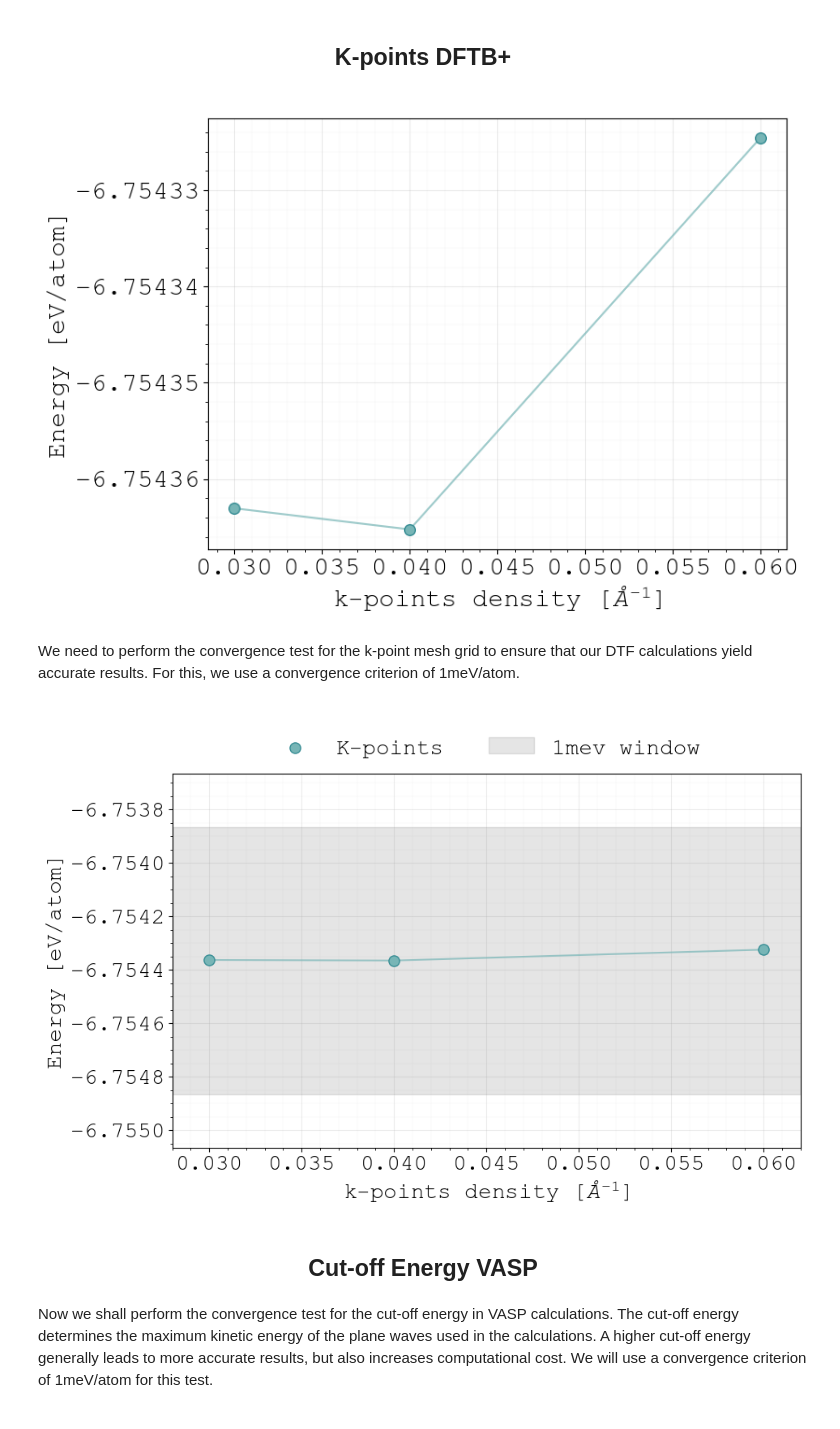
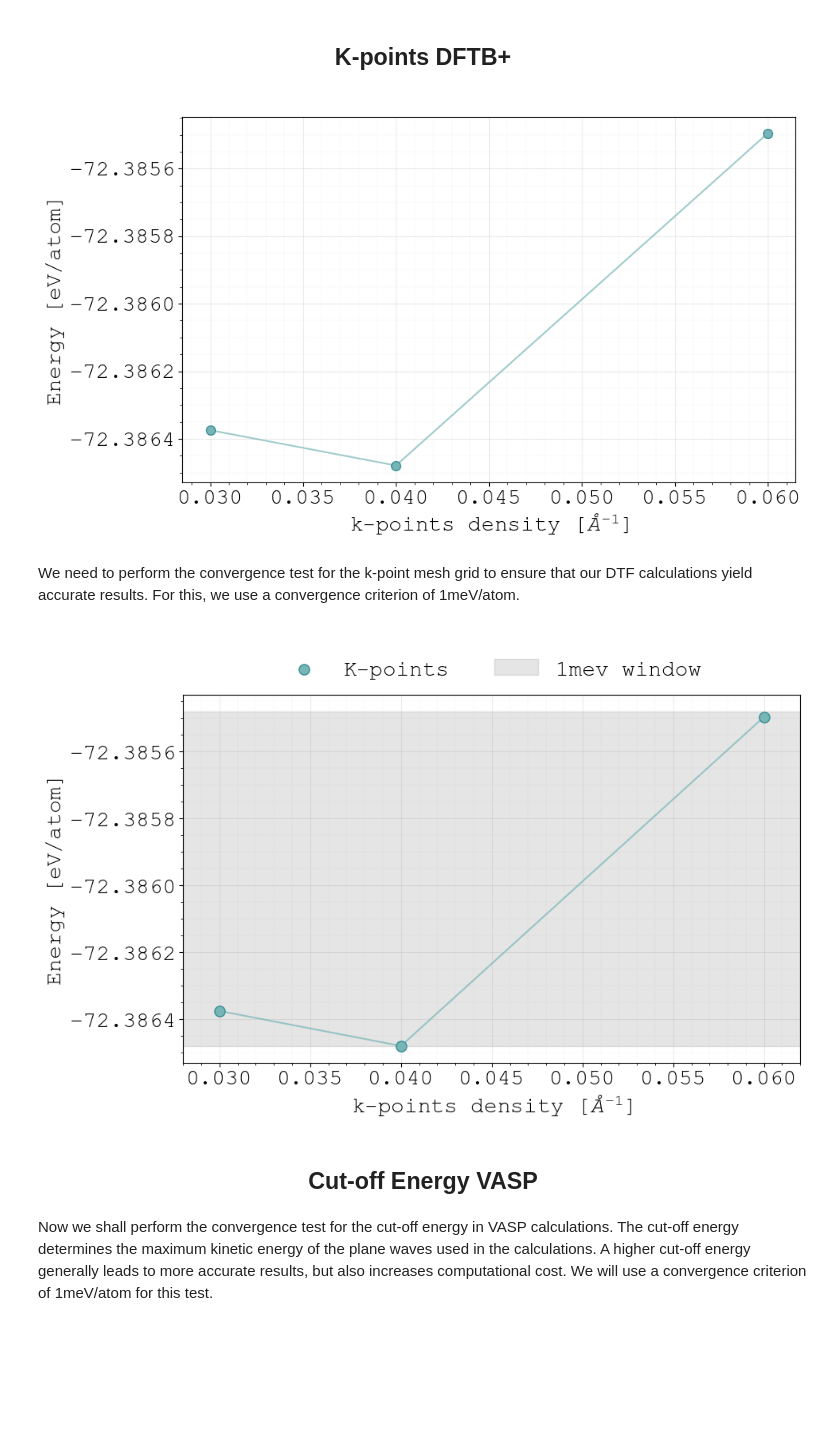
Before and after one commit to quantum-gabo/bachelor-thesis, a Jupyter notebook: notebooks/thesis-figures.ipynb, the cells around one changed output. Drawn from its saved outputs; the diff is of its cells as text; code cells hidden in the pictures; blank space fills up the shorter version.

```diff
--- a/notebooks/thesis-figures.ipynb
+++ b/notebooks/thesis-figures.ipynb
@@ -126,46 +130,46 @@ KPointsMeshgrid(delta_k, POSCAR_FILE.volume, POSCAR_FILE.lattice_vectors)
 </div>
 # %%
 # kpoints data
-kp_dftb_dir = "../dftb/kp.dat"
+kp_dftb_dir = "../dftb/kpoints/kp.dat"
 kp_dft = pd.read_csv(kp_dftb_dir, sep = r'\s+', header=None)
 # %%
 # Prepare the data for plotting
 kp_dftb_x = [delta_k[2], delta_k[6], delta_k[8]]
-kp_dftb_y = kp_dft.iloc[:, 1].values / POSCAR_FILE.n_atoms
+kp_dftb_y = kp_dft.iloc[:, 3].values/POSCAR_FILE.n_atoms #kp_dft.iloc[:, 1].values / POSCAR_FILE.n_atoms
 # %%
 # Plot the kpoints
-fig, ax = plt.subplots(figsize=(8, 6))
+fig, ax = plt.subplots(figsize=(10, 6))
 ax.ticklabel_format(style='plain')
 
 # Disable scientific and offset notation
 formatter = ScalarFormatter(useOffset=False, useMathText=False)
 formatter.set_scientific(False)
 
 # Set formatter for both axes
 ax.xaxis.set_major_formatter(formatter)
 ax.yaxis.set_major_formatter(formatter)
 
 # Plot the k-points data
 ax.scatter(kp_dftb_x, kp_dftb_y, label = 'Direct', color = dataset_colors[2], edgecolors
            = dataset_line_colors[2], s = 70, marker='o', zorder=3)
 
 ax.plot(kp_dftb_x, kp_dftb_y, color = dataset_colors[2], linestyle='-', alpha=0.7, zorder = 2)
 
 
 # Set the x and y labels
 ax.set(xlabel= r"k-points density [$\AA^{-1}$]", ylabel='Energy [eV/atom]')
 
 # Major grid:
 ax.grid(True, which='major', linestyle='-', linewidth=0.75, alpha=0.25)
 
 ax.set_axisbelow(True) # <-- Ensure grid is below data
 
 # Minor ticks and grid:
 ax.minorticks_on()
 ax.grid(True, which='minor', linestyle='-', linewidth=0.25, alpha=0.15)
 plt.show()
 # %% [output]
-[figure, old version]
+[figure, new version]
 # %% [markdown]
 <div style="text-align: justified; margin-bottom: 20px; font-family: Arial, sans-serif;">
     <p>
@@ -208,7 +212,7 @@ ax.fill_between(window_x, limit_y_down, limit_y_up, color=dataset_colors[1],
 ax.set(xlabel = r"k-points density [$\AA^{-1}$]", ylabel='Energy [eV/atom]')
 
 # Set the x and y limits
-ax.set_ylim(limit_y_down - gap_y, limit_y_up + gap_y)
+#ax.set_ylim(limit_y_down - gap_y, limit_y_up + gap_y)
 ax.set_xlim(min(kp_dftb_x) - gap_x, max(kp_dftb_x) + gap_x)
 
 # Legend settings
@@ -231,7 +235,7 @@ ax.set_axisbelow(True)
 fig.savefig("../tex-file/Figures/dftb-kpoints.png", dpi = 300, transparent = True, bbox_inches='tight')
 plt.show()
 # %% [output]
-[figure, old version]
+[figure, new version]
 # %% [markdown]
 <div class="header" style="text-align: center; margin-top: 20px; margin-bottom: 20px; font-family: Arial, sans-serif;">
     <h2>Cut-off Energy VASP</h2>
```
Also changed, not shown: parts of 19 cells of this notebook, 16 other files.
